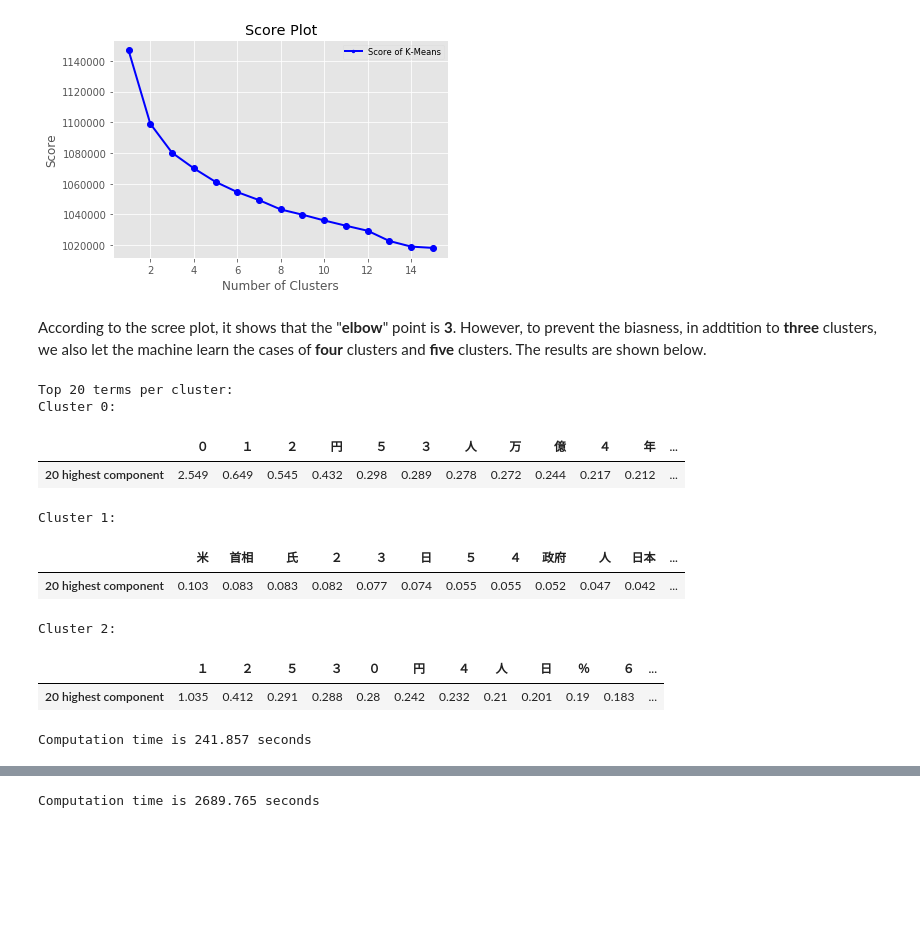
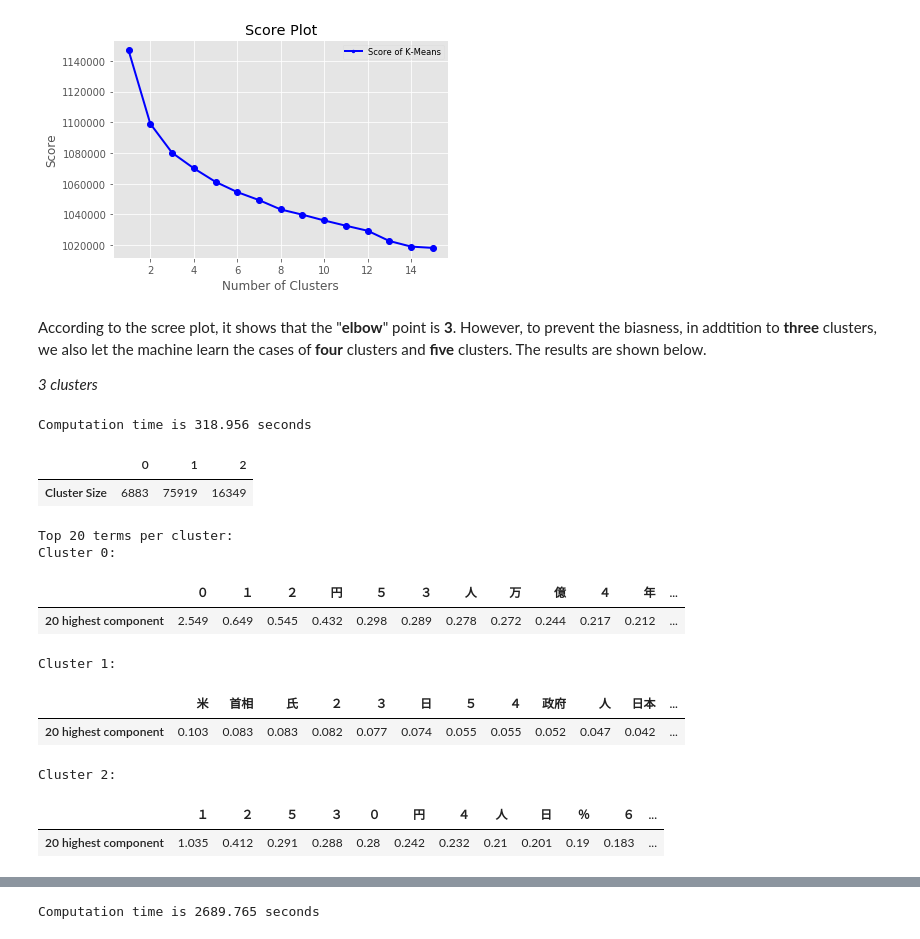
Before and after one commit to gentok/Political_Headlines_Project, a Jupyter notebook: notebooks/STA208_Unsupervised_Learning.ipynb, the cells around one changed output, grey strips where cells are left out. Saved outputs shown, nothing was run; the diff lists cells and outputs as text; code cells hidden in the pictures; blank space fills up the shorter version.

```diff
--- a/notebooks/STA208_Unsupervised_Learning.ipynb
+++ b/notebooks/STA208_Unsupervised_Learning.ipynb
@@ -111,17 +124,32 @@ plt.show()
 [figure]
 # %% [markdown]
 According to the scree plot, it shows that the "**elbow**" point is **3**. However, to prevent the biasness, in addtition to **three** clusters, we also let the machine learn the cases of **four** clusters and **five** clusters. The results are shown below.
+
+*3 clusters*
+# %%
+start = trec()
+
+kmeans3 = KMeans(n_clusters=3, random_state=0, n_jobs=-1, n_init=10, max_iter=250) # define method
+kmresult3 = kmeans3.fit(X) # fit method
+kmlabels3 = kmresult3.predict(X) # predicted labels
+words = allWrdMat10.columns  # list of words
+
+order_centroids3 = kmresult3.cluster_centers_.argsort()[:, ::-1] # descending order of component
+
+time = trec() - start
+print('Computation time is %0.3f seconds' % time)
+# %% [output]
+Computation time is 318.956 seconds
+# %%
+clustersize = []
+for i in range(len(np.unique(kmlabels3))):
+    clustersize.append(len(kmlabels3[np.array(kmlabels3) == i]))
+pd.DataFrame(index = range(len(np.unique(kmlabels3))), columns = ['Cluster Size'], data = clustersize).transpose()
+# %% [output]
+|  | 0 | 1 | 2 |
+| Cluster Size | 6883 | 75919 | 16349 |
 # %%
-start = trec()
-
-kmeans3 = KMeans(n_clusters=3, random_state=0, n_jobs=-1, n_init=10, max_iter=250)
-kmresult3 = kmeans3.fit(X)
-kmlabels3 = kmresult3.predict(X)
-words = allWrdMat10.columns
-
 print("Top 20 terms per cluster:")
-order_centroids3 = kmresult3.cluster_centers_.argsort()[:, ::-1]
-
 for a in range(3):
     print("Cluster %d:" % a)
     high20 = []
@@ -132,9 +160,6 @@ for a in range(3):
     comptable = pd.DataFrame(index = high20, columns = ['20 highest component'], data = np.round(cent20,3))
     comptable = comptable.transpose()
     display(comptable)
-
-time = trec() - start
-print('Computation time is %0.3f seconds' % time)
 # %% [output]
 Top 20 terms per cluster:
 Cluster 0:
@@ -146,4 +171,3 @@ Cluster 1:
 Cluster 2:
 |  | １ | ２ | ５ | ３ | ０ | 円 | ４ | 人 | 日 | ％ | ６ | ... |
 | 20 highest component | 1.035 | 0.412 | 0.291 | 0.288 | 0.28 | 0.242 | 0.232 | 0.21 | 0.201 | 0.19 | 0.183 | ... |
-Computation time is 241.857 seconds
```
Also changed, not shown: parts of 74 cells of this notebook, 1 other file.
